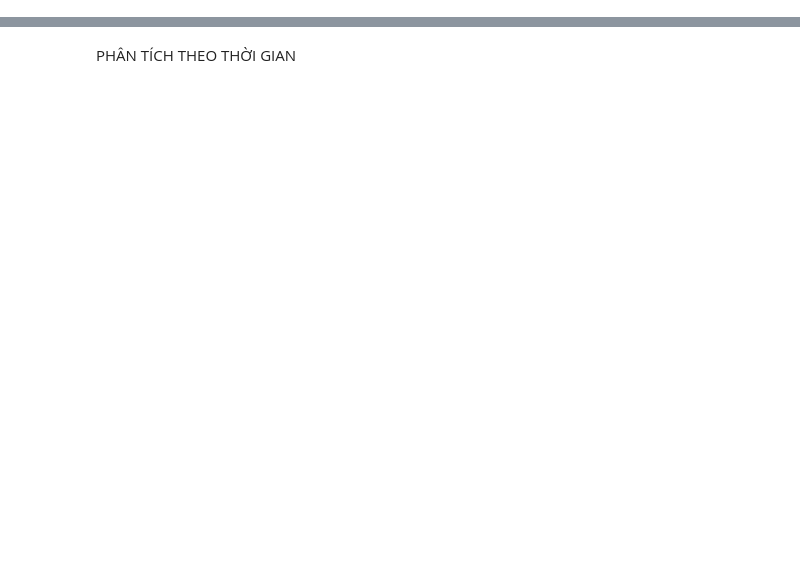
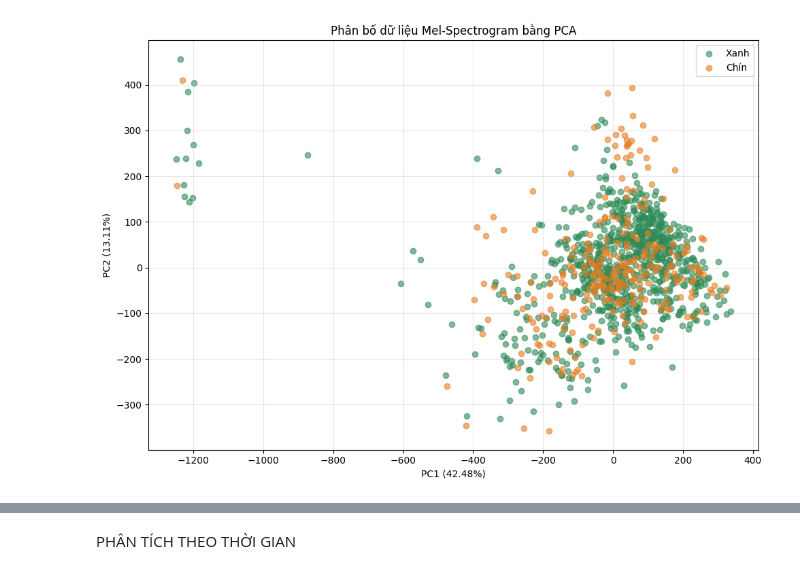
Before and after one commit to nghungvkck/Duration-In-esp32-Edge-AI-, a Jupyter notebook: notebook/eda.ipynb, the cells around one changed output, grey strips where cells are left out. Drawn from its saved outputs; the diff is of its cells as text; code cells hidden in the pictures; blank space fills up the shorter version.

```diff
--- a/notebook/eda.ipynb
+++ b/notebook/eda.ipynb
@@ -305,0 +235,80 @@ plt.show()
+# %%
+import os
+import numpy as np
+import matplotlib.pyplot as plt
+from sklearn.decomposition import PCA
+
+base_path = "/mnt/d/Hoc_tap_Sinh_Vien/Kien_thu_AI/Project/Duration_edge_ai/data/processed/data_lan7_no_smooth"
+# base_path = "/mnt/d/Hoc_tap_Sinh_Vien/Kien_thu_AI/Project/Duration_edge_ai/data/processed/dataMel2"
+
+# ================= LOAD DATA =================
+X = []
+y = []
+
+for label, category in enumerate(["xanh", "chin"]):
+
+    folder_path = os.path.join(base_path, category)
+    files = [f for f in os.listdir(folder_path) if f.endswith(".npy")]
+
+    for file in files:
+
+        data = np.load(os.path.join(folder_path, file))
+
+        if data.shape == (128, 16):
+            X.append(data)
+            y.append(label)
+
+X = np.asarray(X, dtype=np.float32)
+y = np.asarray(y)
+
+print("X shape:", X.shape)
+print("y shape:", y.shape)
+
+
+# ================= FLATTEN =================
+X_flat = X.reshape(X.shape[0], -1)
+
+print("X_flat shape:", X_flat.shape)
+
+
+# ================= PCA =================
+pca = PCA(n_components=2)
+
+X_pca = pca.fit_transform(X_flat)
+
+print("\nExplained variance:")
+print(f"PC1: {pca.explained_variance_ratio_[0] * 100:.2f}%")
+print(f"PC2: {pca.explained_variance_ratio_[1] * 100:.2f}%")
+print(f"Total: {pca.explained_variance_ratio_.sum() * 100:.2f}%")
+
+
+# ================= VẼ PCA =================
+plt.figure(figsize=(10, 7))
+
+plt.scatter(
+    X_pca[y == 0, 0],
+    X_pca[y == 0, 1],
+    alpha=0.6,
+    label="Xanh",
+    color="#2E8B57"
+)
+
+plt.scatter(
+    X_pca[y == 1, 0],
+    X_pca[y == 1, 1],
+    alpha=0.6,
+    label="Chín",
+    color="#E67E22"
+)
+
+plt.xlabel(f"PC1 ({pca.explained_variance_ratio_[0] * 100:.2f}%)")
+plt.ylabel(f"PC2 ({pca.explained_variance_ratio_[1] * 100:.2f}%)")
+
+plt.title("Phân bố dữ liệu Mel-Spectrogram bằng PCA")
+plt.legend()
+plt.grid(alpha=0.3)
+
+plt.tight_layout()
+plt.savefig("pca_mel_distribution.png", dpi=150, bbox_inches="tight")
+plt.show()
+# %% [output]
@@ -305,0 +323 @@ plt.show()
+[figure, added]
```
Also changed, not shown: parts of 12 cells of this notebook, 42 other files.
